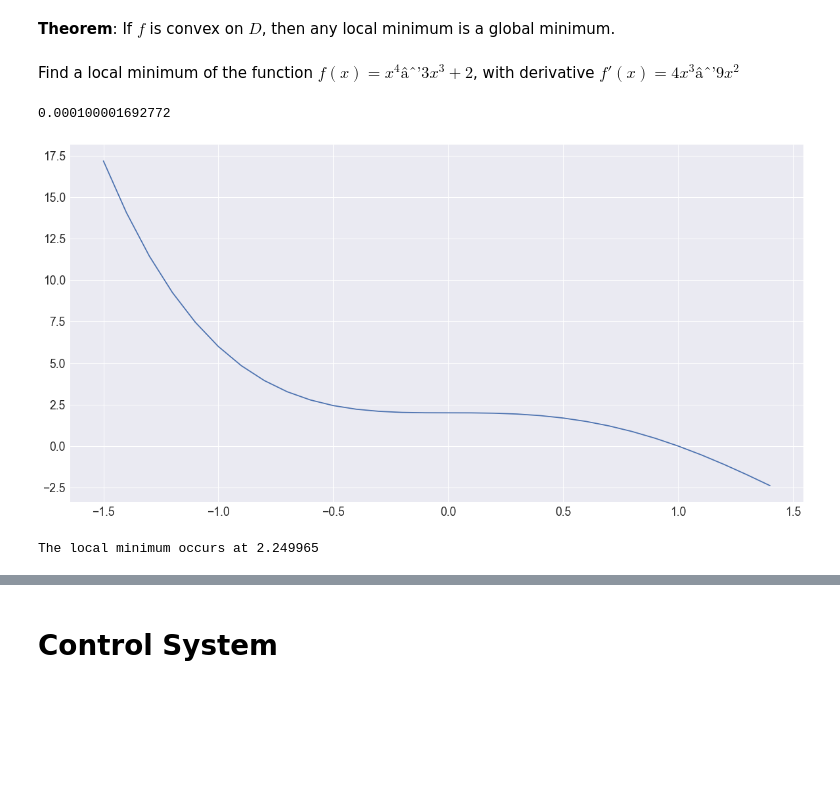
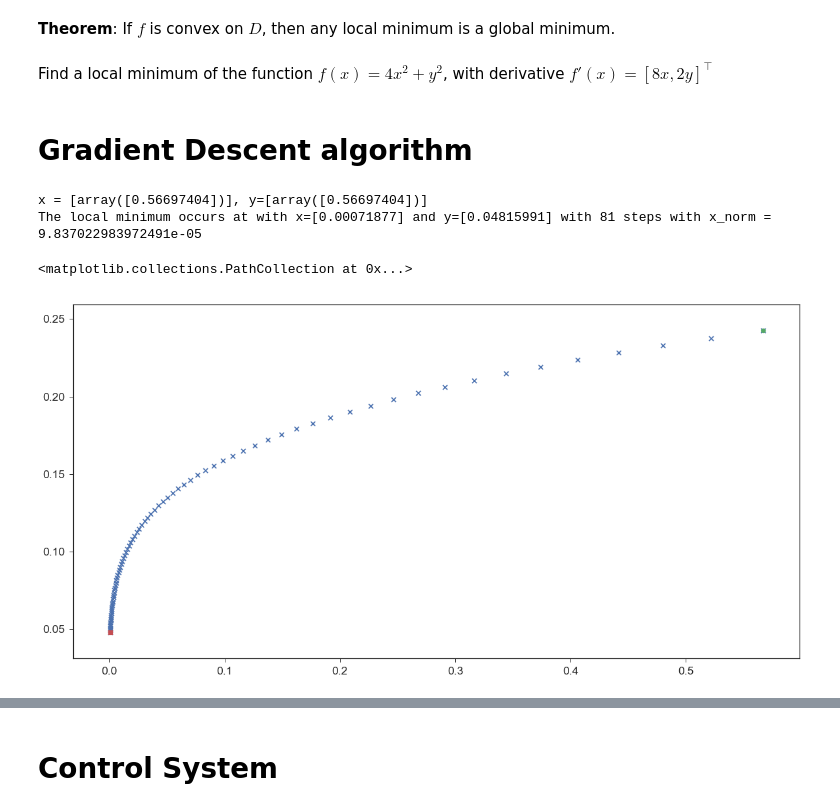
Before and after one commit to hsteinshiromoto/book.optimisation, a Jupyter notebook: src/notebooks/momentum.ipynb, the cells around one changed output, grey strips where cells are left out. Cells and saved outputs as stored; diff of their text form; code cells hidden in the pictures; blank space fills up the shorter version.

```diff
--- a/src/notebooks/momentum.ipynb
+++ b/src/notebooks/momentum.ipynb
@@ -100,31 +102,38 @@ In addition it is said to be a _minimum_ (resp. _maximum_) if $H(x^\ast)<0$ (res
 # %% [markdown]
 **Theorem**: If $f$ is convex on $D$, then any local minimum is a global minimum.
 # %% [markdown]
-Find a local minimum of the function $f(x)=x^4âˆ’3x^3+2$, with derivative $f'(x)=4x^3âˆ’9x^2$
+Find a local minimum of the function $f(x)=4x^2+y^2$, with derivative $f'(x)=[8x, 2y]^\top$
-# %%
-f = lambda x: x**4-3*x**3+2
-x = np.arange(-1.5, 1.5, 0.1)
-print optimize.newton(f, 0)
-plt.plot(x, f(x))
-plt.grid(True)
-# %% [output]
-0.000100001692772
-[figure, removed]
-# %%
-# From calculation, it is expected that the local minimum occurs at x=9/4
-
-cur_x = 6 # The algorithm starts at x=6
-gamma = 0.01 # step size multiplier
-precision = 0.00001
-previous_step_size = cur_x
-
-df = lambda x: 4 * x**3 - 9 * x**2
-
-while previous_step_size > precision:
-    prev_x = cur_x
-    cur_x += -gamma * df(prev_x)
-    previous_step_size = abs(cur_x - prev_x)
-
-print("The local minimum occurs at %f" % cur_x)
-# %% [output]
-The local minimum occurs at 2.249965
+# %% [markdown]
+# Gradient Descent algorithm
+# %%
+# From calculation, it is expected that the local minimum occurs at x=9/4
+
+x_iter = [np.random.random(1)]
+y_iter = [np.random.random(1)]
+print('x = {0}, y={0}'.format(x_iter, y_iter))
+gamma = 0.01 # step size multiplier
+precision = 0.001
+norm = np.sqrt(x_i[0]**2 +  y_i[0]**2)
+max_steps = 1000
+counter = 1
+
+while (counter < max_steps) and (norm > precision):
+        x_iter.append(x_iter[counter - 1] - gamma*fx(x_iter[counter - 1]))
+        y_iter.append(y_iter[counter - 1] - gamma*fy(y_iter[counter - 1]))
+    #     x_iter = x_iter - gamma*fx(x_iter)
+    #     y_iter = y_iter - gamma*fy(y_iter)
+        norm = np.sqrt((x_iter[counter - 1]-x_iter[counter])**2 + (y_iter[counter - 1]-y_iter[counter])**2)
+    #     print('x[{0}] = {1}, x[{1}]={3}, x_norm ={4}'.format(counter, counter-1, x_iter[counter], x_iter[counter-1],abs(x_iter[counter - 1]-x_iter[counter])))
+        counter += 1
+
+
+
+print("The local minimum occurs at with x={0} and y={1} with {2} steps with x_norm = {3}".format(x_iter[-1], y_iter[-1], counter, x_norm))
+plt.scatter(x_iter, y_iter, marker='x')
+plt.scatter(x_iter[0], y_iter[0], marker='o')
+plt.scatter(x_iter[-1], y_iter[-1], marker='s')
+# %% [output]
+x = [array([0.56697404])], y=[array([0.56697404])]
+The local minimum occurs at with x=[0.00071877] and y=[0.04815991] with 81 steps with x_norm = 9.837022983972491e-05
+<matplotlib.collections.PathCollection at 0x...>
+[figure, added]
```
Also changed, not shown: parts of 10 cells of this notebook, 3 other files.
